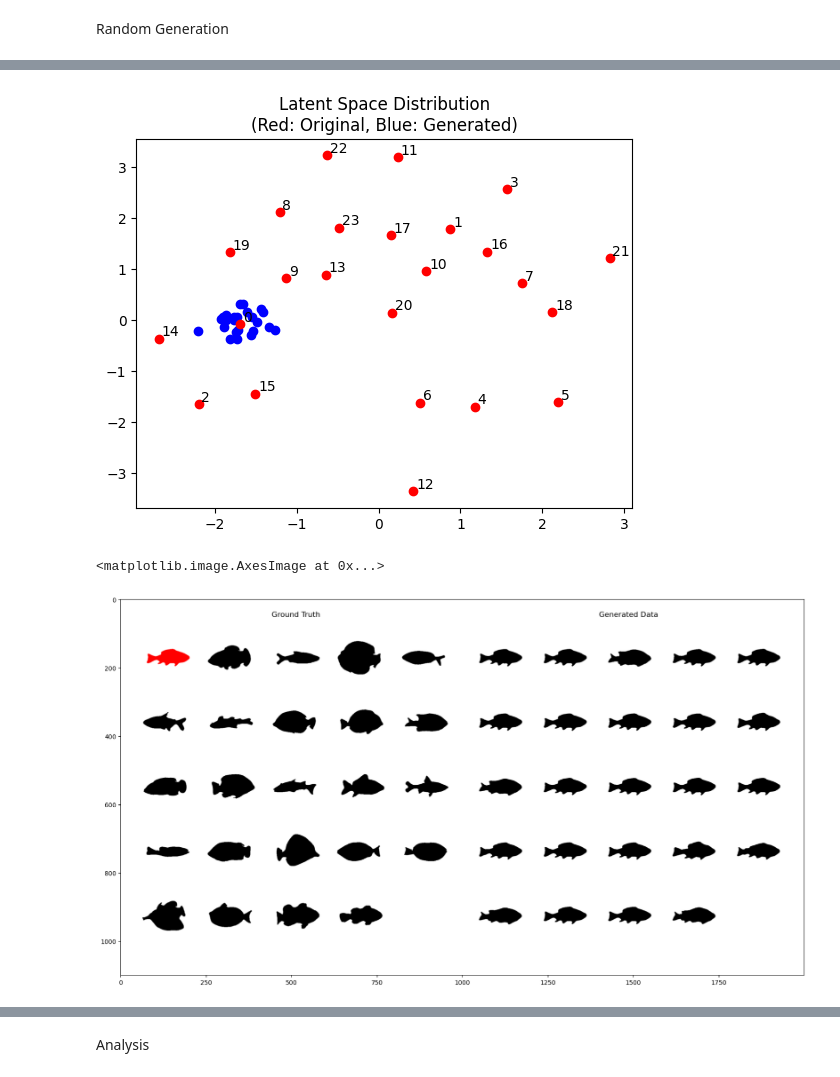
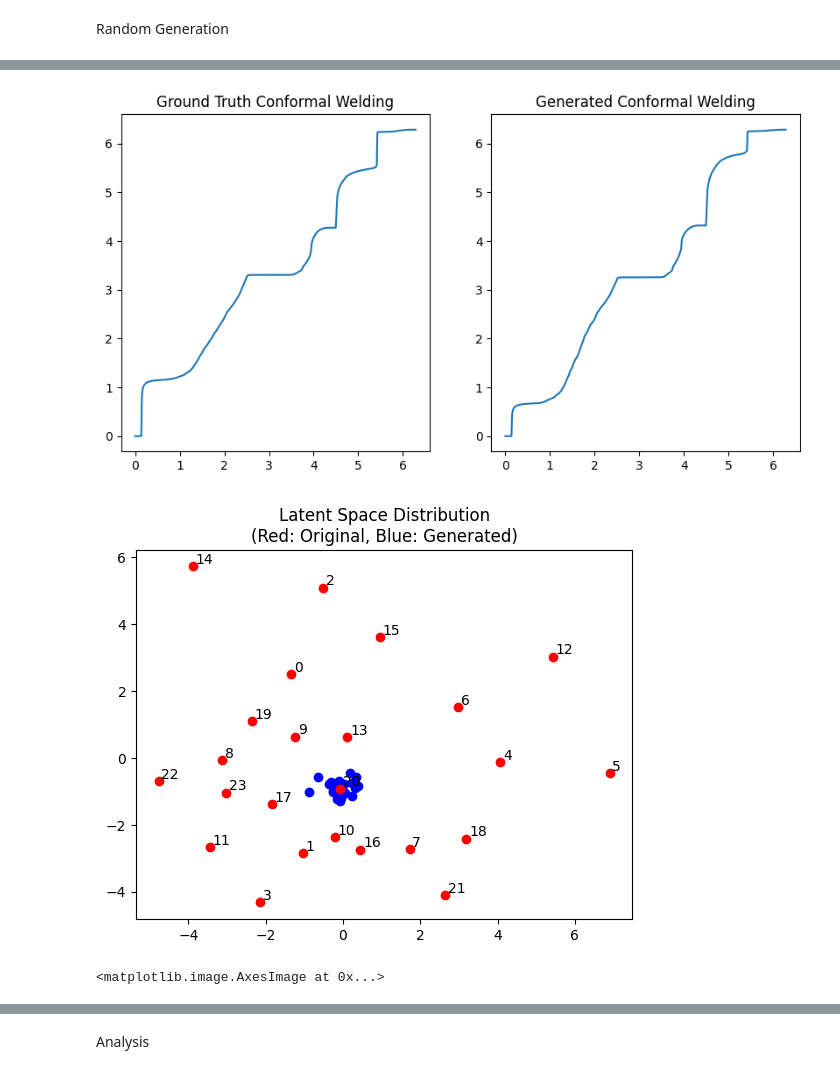
Before and after one commit to ChanceAroundYou/shape_prior_generation, a Jupyter notebook: VAE.ipynb, the cells around one changed output, grey strips where cells are left out. Saved outputs shown, nothing was run; the diff lists cells and outputs as text; code cells hidden in the pictures.

```diff
--- a/VAE.ipynb
+++ b/VAE.ipynb
@@ -206,14 +114,33 @@ plt.show()
 # %% [markdown]
 Random Generation
 # %%
-n = cw_tensor.shape[0]
+import time
+# tb_path = 'runs/ResVAE_fish_2025-05-15_16:00:11'
+tb_path = model.save_path
+
+n = input_tensor.shape[0]
 
 generated_contour, generated_cw, gdata, _ = generate_contour(model, num=n, k=2)
 
-ground_truth_cw = reconstruct_cw(model, cw_tensor)
+ground_truth_cw = reconstruct_cw(model, input_tensor)
 ground_truth_contour = reconstruct_contour(ground_truth_cw)
 
+def visualize_cw_comparison(generated_cw, ground_truth_cw, figsize=(10, 5)):
+    fig = plt.figure(figsize=figsize)
+    x_vals = np.linspace(0, 2*np.pi, num=500)
+    ax = fig.add_subplot(121)
+    ax.title.set_text("Ground Truth Conformal Welding")
+    for i in range(len(ground_truth_cw)):
+        ax.plot(x_vals, ground_truth_cw[i])
+
+    ax = fig.add_subplot(122)
+    ax.title.set_text("Generated Conformal Welding")
+    for i in range(len(generated_cw)):
+        ax.plot(x_vals, generated_cw[i])
+
 visualize_cw_comparison(generated_cw, ground_truth_cw)
+plt.savefig(f"{tb_path}/cw_comparison{time.time()}.png")
+plt.show()
 
 generated_images = [contour_to_scatter(shape, figsize=(2, 2), color='b') for shape in generated_contour]
 ground_truth_images = [contour_to_scatter(shape, figsize=(2, 2), color='r') for shape in ground_truth_contour]
@@ -222,16 +149,20 @@ generated_grid = make_grid(generated_images, rows=5, title="Random Generated Dat
 combined_grid = make_grid([ground_truth_grid, generated_grid], rows=1, figsize=(20, 11))
 plt.figure(figsize=(20, 10))
 plt.imshow(combined_grid)
+plt.savefig(f"{tb_path}/scatter{time.time()}.png")
+plt.show()
 
 generated_images = [
     contour_to_binary(contour, rate=0.65) for contour in generated_contour
 ]
 ground_truth_images = [
-    contour_to_binary(contour, rate=0.65, ) for contour in ground_truth_contour
+    contour_to_binary(contour, rate=0.65) for contour in ground_truth_contour
 ]
 ground_truth_grid = make_grid(ground_truth_images, rows=5, title="Ground Truth", figsize=(10, 11))
 generated_grid = make_grid(generated_images, rows=5, title="Random Generated Data", figsize=(10, 11))
 combined_grid = make_grid([ground_truth_grid, generated_grid], rows=1, figsize=(20, 11))
 plt.figure(figsize=(20, 10))
 plt.imshow(combined_grid)
+plt.savefig(f"{tb_path}/binary{time.time()}.png")
+plt.show()
 # %% [output]
@@ -242,25 +172,26 @@ plt.imshow(combined_grid)
 # %%
-ref_num = 0
-var = 0.2
-mu, log_var = model.encode(cw_tensor.to(DEVICE, dtype=torch.float64))
+ref_num = 20
+var = 0.3
+mu, log_var = model.encode(input_tensor.to(DEVICE, dtype=torch.float64))
 z_ground_truth = mu + log_var.exp().sqrt()
 mu_vals = torch.repeat_interleave(z_ground_truth[ref_num].view(1, -1), n, dim=0)
 generated_contour, generated_cw, _, z_generated = generate_contour(
     model, num=n, mu_vals=mu_vals, k=var
 )
-
+visualize_cw_comparison(generated_cw[13:14], ground_truth_cw[20:21])
+plt.figure()
 visualize_latent_space(z_ground_truth, z_generated)
 
 
 generated_images = [contour_to_binary(contour) for contour in generated_contour]
-ground_truth_images = [contour_to_binary(contour, color=(255,0,0) if i == ref_num else (0, 0, 0)) for i, contour in enumerate(ground_truth_contour)]
+ground_truth_images = [contour_to_binary(contour, color=(0,0,0) if i == ref_num else (0, 0, 0)) for i, contour in enumerate(ground_truth_contour)]
 
-ground_truth_grid = make_grid(ground_truth_images, rows=5, title='Ground Truth', figsize=(10, 11))
-generated_grid = make_grid(generated_images, rows=5, title='Generated Data', figsize=(10, 11))
+ground_truth_grid = make_grid(ground_truth_images[20:21], rows=5, title='Ground Truth', figsize=(10, 11))
+generated_grid = make_grid(generated_images[13:14], rows=5, title='Generated Data', figsize=(10, 11))
 combined_grid = make_grid([ground_truth_grid, generated_grid], rows=1, figsize=(20, 11))
 plt.figure(figsize=(20, 11))
 plt.imshow(combined_grid)
 # %% [output]
-[figure, old version]
+[figure, new version]
+[figure, new version]
 <matplotlib.image.AxesImage at 0x...>
-[figure, old version]
```
Also changed, not shown: parts of 12 cells of this notebook, 7 other files.
